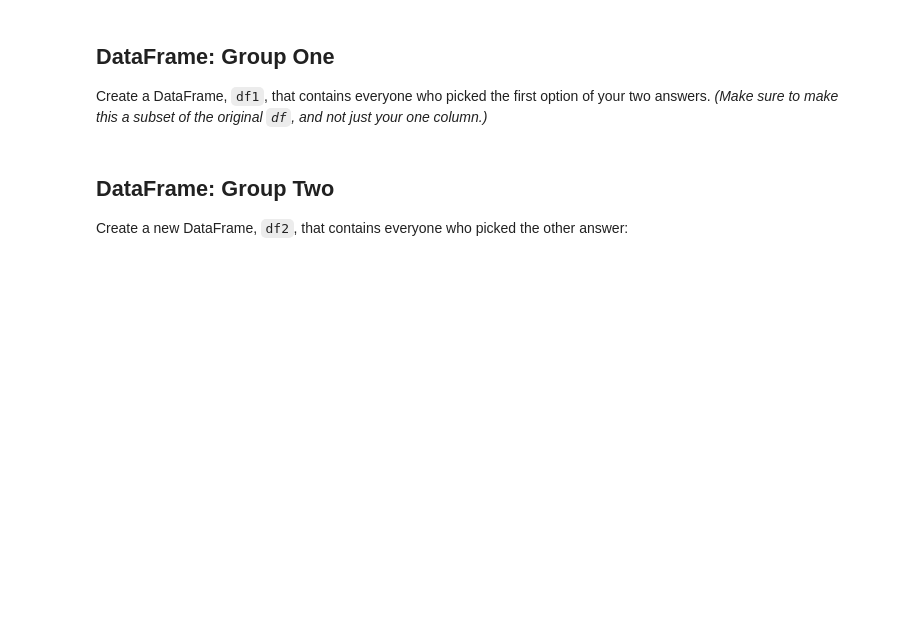
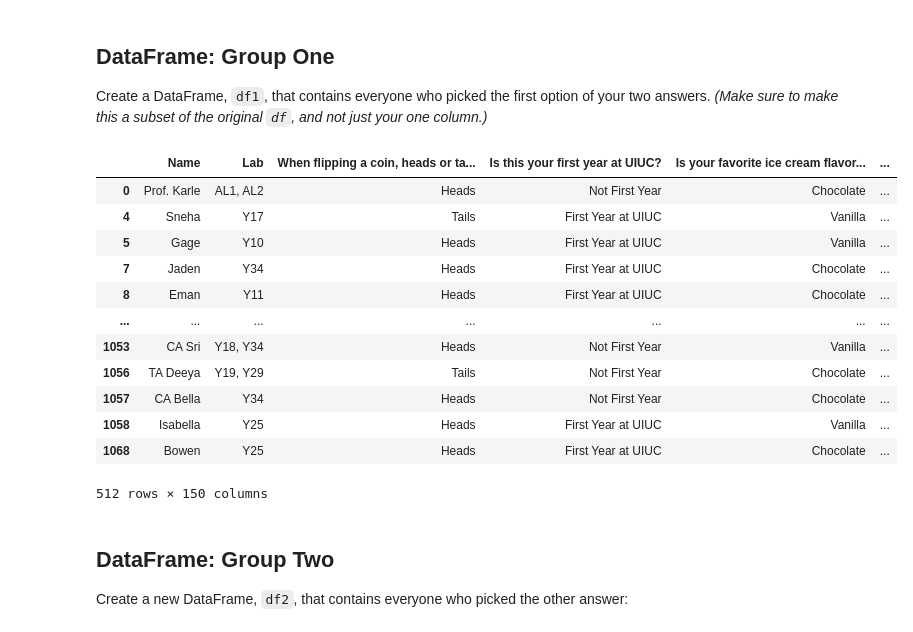
Before and after one commit to 168904578/hongyuq2, a Jupyter notebook: lab_exp_design/lab_exp_design.ipynb, the cells around one changed output. Cells and saved outputs as stored; diff of their text form; code cells hidden in the pictures; blank space fills up the shorter version.

```diff
--- a/lab_exp_design/lab_exp_design.ipynb
+++ b/lab_exp_design/lab_exp_design.ipynb
@@ -112,3 +154,20 @@ df1
+# %%
+df1 = df[df["Are you an extrovert or introvert?"]=="Extrovert"]
+df1
+# %% [output]
+|  | Name | Lab | When flipping a coin, heads or ta... | Is this your first year at UIUC? | Is your favorite ice cream flavor... | ... |
+| 0 | Prof. Karle | AL1, AL2 | Heads | Not First Year | Chocolate | ... |
+| 4 | Sneha | Y17 | Tails | First Year at UIUC | Vanilla | ... |
+| 5 | Gage | Y10 | Heads | First Year at UIUC | Vanilla | ... |
+| 7 | Jaden | Y34 | Heads | First Year at UIUC | Chocolate | ... |
+| 8 | Eman | Y11 | Heads | First Year at UIUC | Chocolate | ... |
+| ... | ... | ... | ... | ... | ... | ... |
+| 1053 | CA Sri | Y18, Y34 | Heads | Not First Year | Vanilla | ... |
+| 1056 | TA Deeya | Y19, Y29 | Tails | Not First Year | Chocolate | ... |
+| 1057 | CA Bella | Y34 | Heads | Not First Year | Chocolate | ... |
+| 1058 | Isabella | Y25 | Heads | First Year at UIUC | Vanilla | ... |
+| 1068 | Bowen | Y25 | Heads | First Year at UIUC | Chocolate | ... |
+512 rows × 150 columns
 # %% [markdown]
 ## DataFrame: Group Two
 
```
Also changed, not shown: parts of 45 cells of this notebook.
